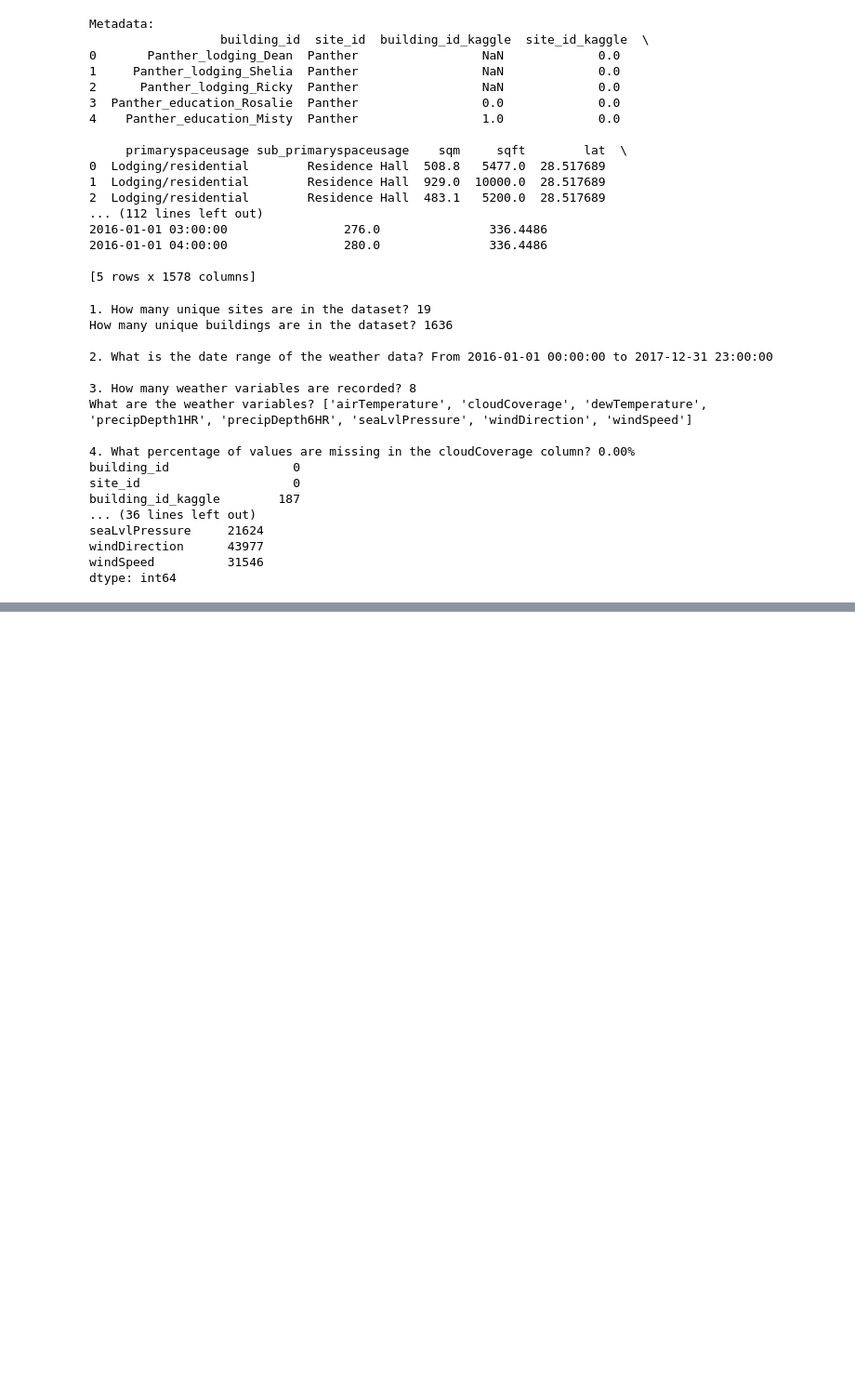
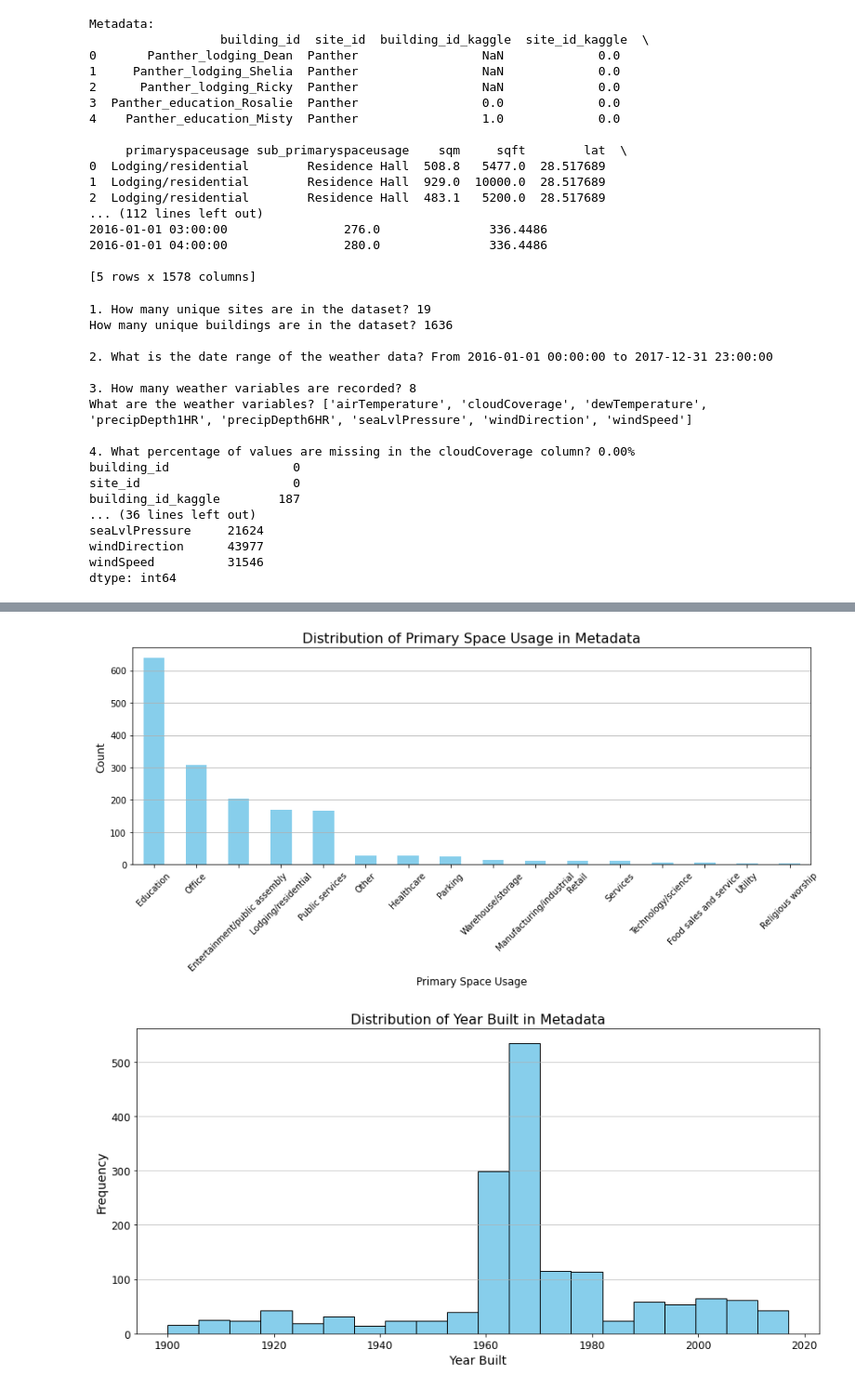
Before and after one commit to aaryanmahipalcu/ME-371, a Jupyter notebook: Building Energy Analysis/bea.ipynb, the cells around one changed output, grey strips where cells are left out. Shown: that part at 93% size. Drawn from its saved outputs; the diff is of its cells as text; code cells hidden in the pictures; blank space fills up the shorter version.

```diff
--- a/Building Energy Analysis/bea.ipynb
+++ b/Building Energy Analysis/bea.ipynb
@@ -104,0 +169,46 @@ dtype: int64
+# %%
+import matplotlib.pyplot as plt
+# Create a bar plot for the distribution of primary use in the metadata DataFrame
+
+# Check if the column 'primaryspaceusage' exists
+if 'primaryspaceusage' in metadata.columns:
+    # Count occurrences of each unique value in primaryspaceusage
+    usage_counts = metadata['primaryspaceusage'].value_counts()
+
+    # Create the bar plot
+    plt.figure(figsize=(12, 6))
+    usage_counts.plot(kind='bar', color='skyblue')
+
+    # Adding labels and title
+    plt.xlabel('Primary Space Usage', fontsize=12)
+    plt.ylabel('Count', fontsize=12)
+    plt.title('Distribution of Primary Space Usage in Metadata', fontsize=16)
+    plt.xticks(rotation=45)
+    plt.grid(axis='y')
+    plt.tight_layout()
+    plt.show()
+
+
+
+# Check if the column 'yearbuilt' exists
+if 'yearbuilt' in metadata.columns:
+    # Create the histogram
+    plt.figure(figsize=(12, 6))
+    plt.hist(metadata['yearbuilt'].dropna(), bins=20, color='skyblue', edgecolor='black')
+
+    # Adding labels and title
+    plt.xlabel('Year Built', fontsize=14)
+    plt.ylabel('Frequency', fontsize=14)
+    plt.title('Distribution of Year Built in Metadata', fontsize=16)
+
+    # Adding grid for better visualization
+    plt.grid(axis='y', alpha=0.75)
+    plt.xticks(fontsize=12)
+    plt.yticks(fontsize=12)
+    plt.tight_layout()
+    plt.show()
+else:
+    print("Column 'yearbuilt' not found in metadata DataFrame.")
+# %% [output]
+[figure, added]
+[figure, added]
```
Also changed, not shown: parts of 4 cells of this notebook.
